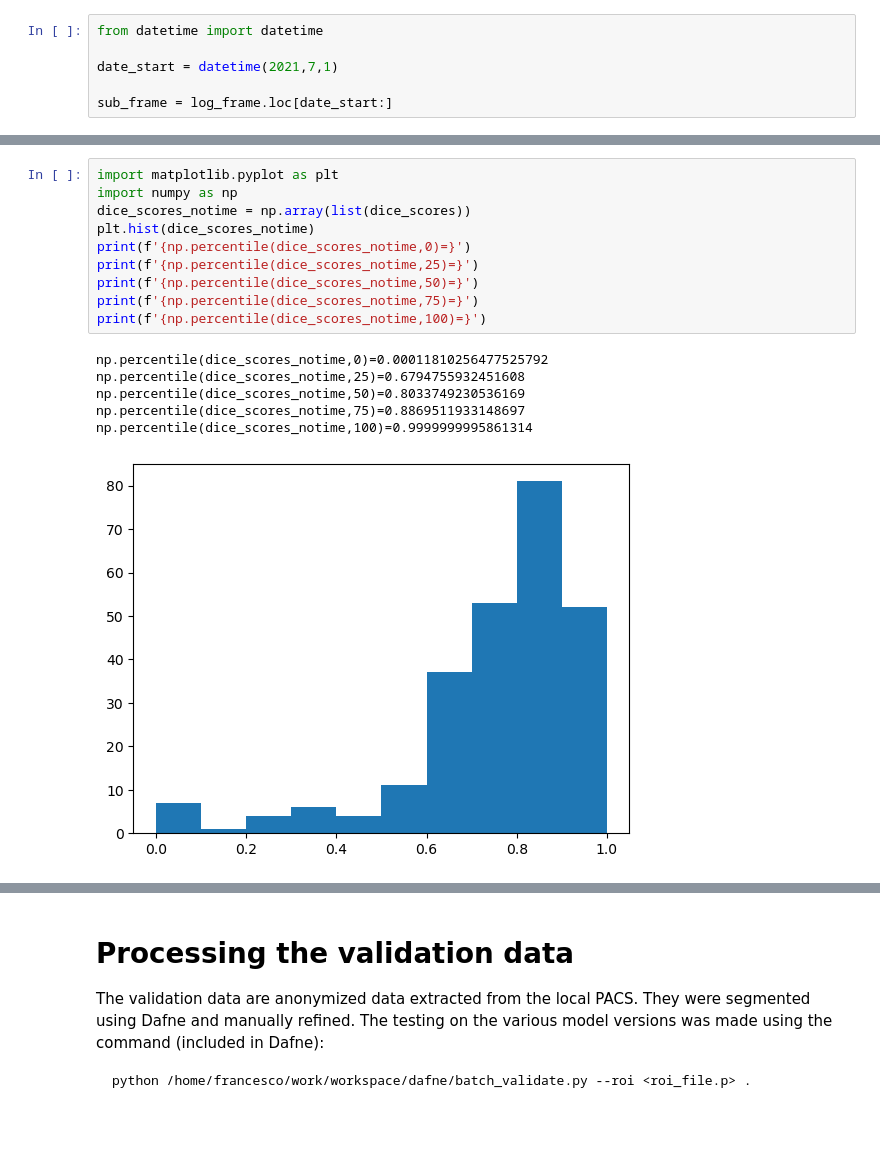
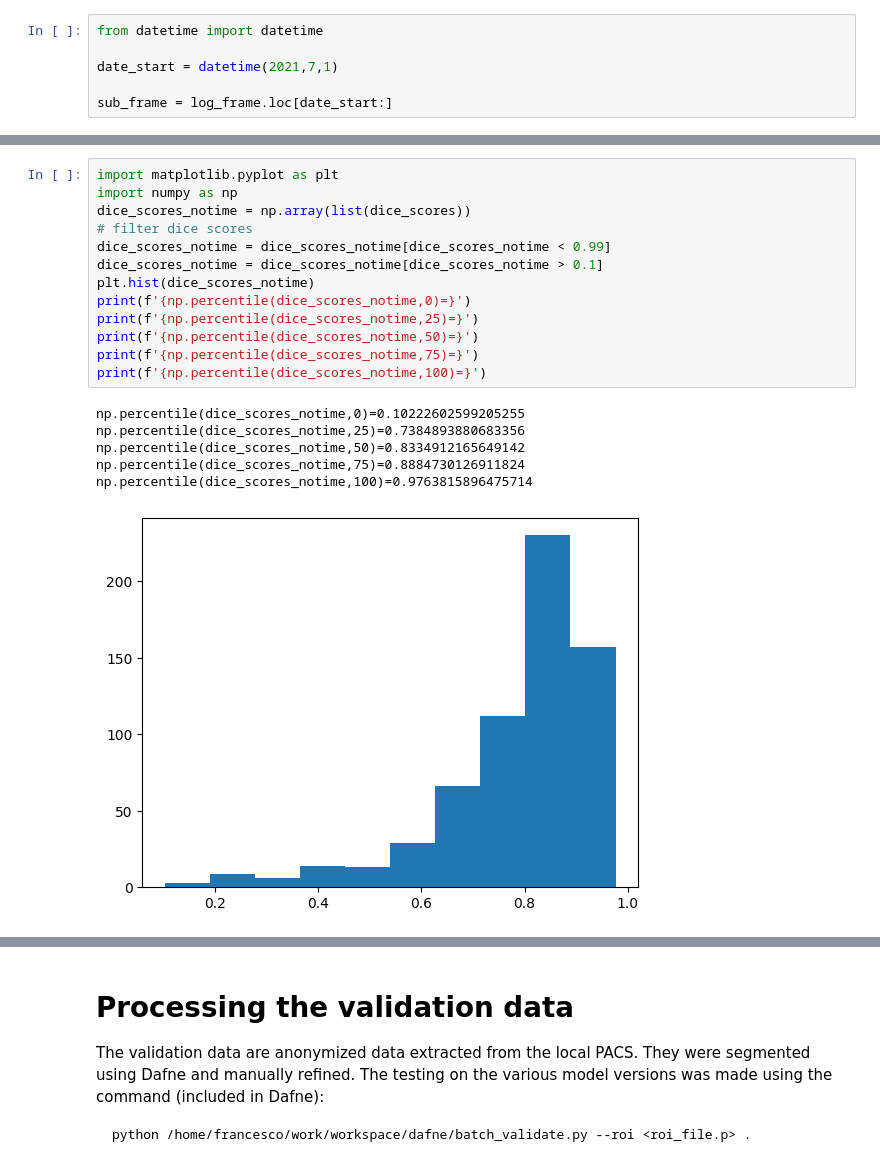
Before and after one commit to dafne-imaging/dafne-evaluation, a Jupyter notebook: dafne_figures.ipynb, the cells around one changed output, grey strips where cells are left out. Drawn from its saved outputs; the diff is of its cells as text; blank space fills up the shorter version.

```diff
--- a/dafne_figures.ipynb
+++ b/dafne_figures.ipynb
@@ -101,17 +102,20 @@ memory usage: 4.0 KB
 # %%
 import matplotlib.pyplot as plt
 import numpy as np
 dice_scores_notime = np.array(list(dice_scores))
+# filter dice scores
+dice_scores_notime = dice_scores_notime[dice_scores_notime < 0.99]
+dice_scores_notime = dice_scores_notime[dice_scores_notime > 0.1]
 plt.hist(dice_scores_notime)
 print(f'{np.percentile(dice_scores_notime,0)=}')
 print(f'{np.percentile(dice_scores_notime,25)=}')
 print(f'{np.percentile(dice_scores_notime,50)=}')
 print(f'{np.percentile(dice_scores_notime,75)=}')
 print(f'{np.percentile(dice_scores_notime,100)=}')
 # %% [output]
-np.percentile(dice_scores_notime,0)=0.00011810256477525792
-np.percentile(dice_scores_notime,25)=0.6794755932451608
-np.percentile(dice_scores_notime,50)=0.8033749230536169
-np.percentile(dice_scores_notime,75)=0.8869511933148697
-np.percentile(dice_scores_notime,100)=0.9999999995861314
+np.percentile(dice_scores_notime,0)=0.10222602599205255
+np.percentile(dice_scores_notime,25)=0.7384893880683356
+np.percentile(dice_scores_notime,50)=0.8334912165649142
+np.percentile(dice_scores_notime,75)=0.8884730126911824
+np.percentile(dice_scores_notime,100)=0.9763815896475714
-[figure, old version]
+[figure, new version]
```
Also changed, not shown: parts of 4 cells of this notebook, 1 other file.
